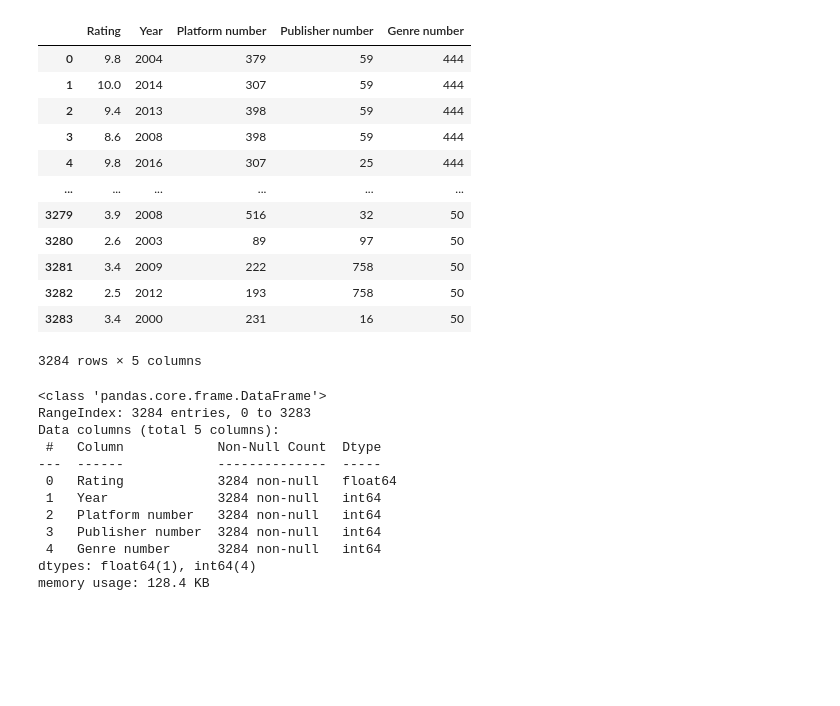
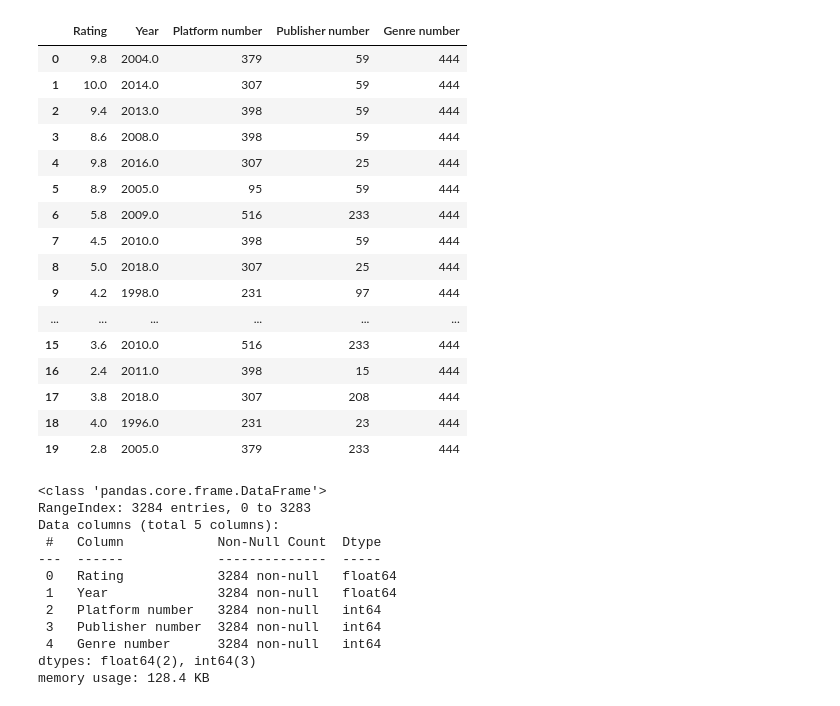
Before and after one commit to oshri1997/Games_Data_Science, a Jupyter notebook: ML.ipynb, the cells around one changed output. Saved outputs shown, nothing was run; the diff lists cells and outputs as text; code cells hidden in the pictures; blank space fills up the shorter version.

```diff
--- a/ML.ipynb
+++ b/ML.ipynb
@@ -39,24 +39,28 @@ df['Genre number'] = df.groupby('Genre')['Genre'].transform('count')
 
 #X
 # %%
-X = df.drop(['Platforms','Publisher','Genre','Title','Total_Sales','EUR_Sales','Japan_Sales','USA_Sales'],axis=1)
+X = df.drop(['Platforms','Publisher','Release_date','Genre','Title','Total_Sales','EUR_Sales','Japan_Sales','USA_Sales'],axis=1)
 y =  df['Total_Sales']
 
-X
+X.head(20)
 # %% [output]
 |  | Rating | Year | Platform number | Publisher number | Genre number |
-| 0 | 9.8 | 2004 | 379 | 59 | 444 |
-| 1 | 10.0 | 2014 | 307 | 59 | 444 |
-| 2 | 9.4 | 2013 | 398 | 59 | 444 |
-| 3 | 8.6 | 2008 | 398 | 59 | 444 |
-| 4 | 9.8 | 2016 | 307 | 25 | 444 |
+| 0 | 9.8 | 2004.0 | 379 | 59 | 444 |
+| 1 | 10.0 | 2014.0 | 307 | 59 | 444 |
+| 2 | 9.4 | 2013.0 | 398 | 59 | 444 |
+| 3 | 8.6 | 2008.0 | 398 | 59 | 444 |
+| 4 | 9.8 | 2016.0 | 307 | 25 | 444 |
+| 5 | 8.9 | 2005.0 | 95 | 59 | 444 |
+| 6 | 5.8 | 2009.0 | 516 | 233 | 444 |
+| 7 | 4.5 | 2010.0 | 398 | 59 | 444 |
+| 8 | 5.0 | 2018.0 | 307 | 25 | 444 |
+| 9 | 4.2 | 1998.0 | 231 | 97 | 444 |
 | ... | ... | ... | ... | ... | ... |
-| 3279 | 3.9 | 2008 | 516 | 32 | 50 |
-| 3280 | 2.6 | 2003 | 89 | 97 | 50 |
-| 3281 | 3.4 | 2009 | 222 | 758 | 50 |
-| 3282 | 2.5 | 2012 | 193 | 758 | 50 |
-| 3283 | 3.4 | 2000 | 231 | 16 | 50 |
+| 15 | 3.6 | 2010.0 | 516 | 233 | 444 |
+| 16 | 2.4 | 2011.0 | 398 | 15 | 444 |
+| 17 | 3.8 | 2018.0 | 307 | 208 | 444 |
+| 18 | 4.0 | 1996.0 | 231 | 23 | 444 |
+| 19 | 2.8 | 2005.0 | 379 | 233 | 444 |
-3284 rows × 5 columns
 # %%
 X.info()
 # %% [output]
@@ -66,11 +70,11 @@ Data columns (total 5 columns):
  #   Column            Non-Null Count  Dtype
 ---  ------            --------------  -----
  0   Rating            3284 non-null   float64
- 1   Year              3284 non-null   int64
+ 1   Year              3284 non-null   float64
  2   Platform number   3284 non-null   int64
  3   Publisher number  3284 non-null   int64
  4   Genre number      3284 non-null   int64
-dtypes: float64(1), int64(4)
+dtypes: float64(2), int64(3)
 memory usage: 128.4 KB
 # %%
 X_train, X_test, y_train, y_test = train_test_split(X, y, test_size=0.2, random_state=40)
```
Also changed, not shown: parts of 4 cells of this notebook, 2 other files.
